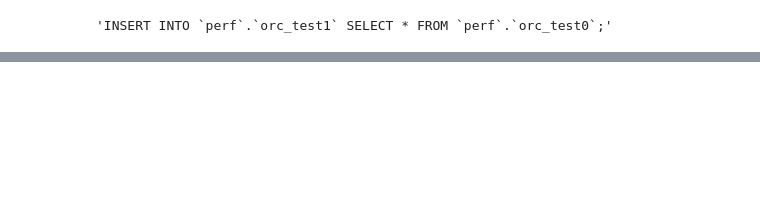
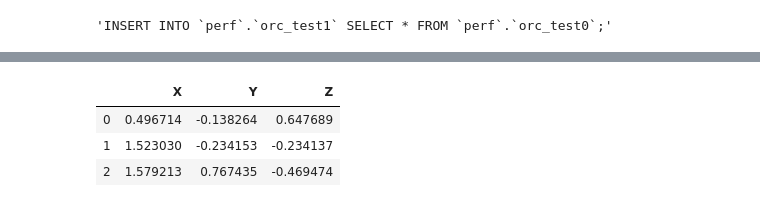
Before and after one commit to LambdaInsight/emr-perf, a Jupyter notebook: perf.ipynb, the cells around one changed output, grey strips where cells are left out. Saved outputs shown, nothing was run; the diff lists cells and outputs as text; code cells hidden in the pictures; blank space fills up the shorter version.

```diff
--- a/perf.ipynb
+++ b/perf.ipynb
@@ -327,0 +1351,14 @@ LOCATION 's3://{aws_s3_bucket}/{aws_s3_root_path}/orc_test1/';
+# %%
+rs = np.random.RandomState(42)
+n_total = 10
+x = rs.randn(int(n_total / 3), 3)
+x_df = pd.DataFrame(x, columns=pd.Series(list("XYZ"), name="big"))
+y = pd.Series(rs.randn(n_total), name="y_data")
+g = pd.Series(np.repeat(list("abc"), int(n_total / 3)), name="small")
+h = pd.Series(np.tile(list("mn"), int(n_total / 2)), name="medium")
+u = pd.Series(np.tile(list("jkh"), int(n_total / 3)))
+df = pd.DataFrame(dict(y=y, g=g, h=h, u=u))
+print(df.describe())
+print(df.head())
+x_df["W"] = g
+sns.barplot(x="g", y="y", data=df)
@@ -327,0 +1383,8 @@ LOCATION 's3://{aws_s3_bucket}/{aws_s3_root_path}/orc_test1/';
+# %%
+df_results = pd.DataFrame(x, columns=pd.Series(list("XYZ")))
+df_results
+# %% [output]
+|  | X | Y | Z |
+| 0 | 0.496714 | -0.138264 | 0.647689 |
+| 1 | 1.523030 | -0.234153 | -0.234137 |
+| 2 | 1.579213 | 0.767435 | -0.469474 |
```
Also changed, not shown: parts of 27 cells of this notebook.
